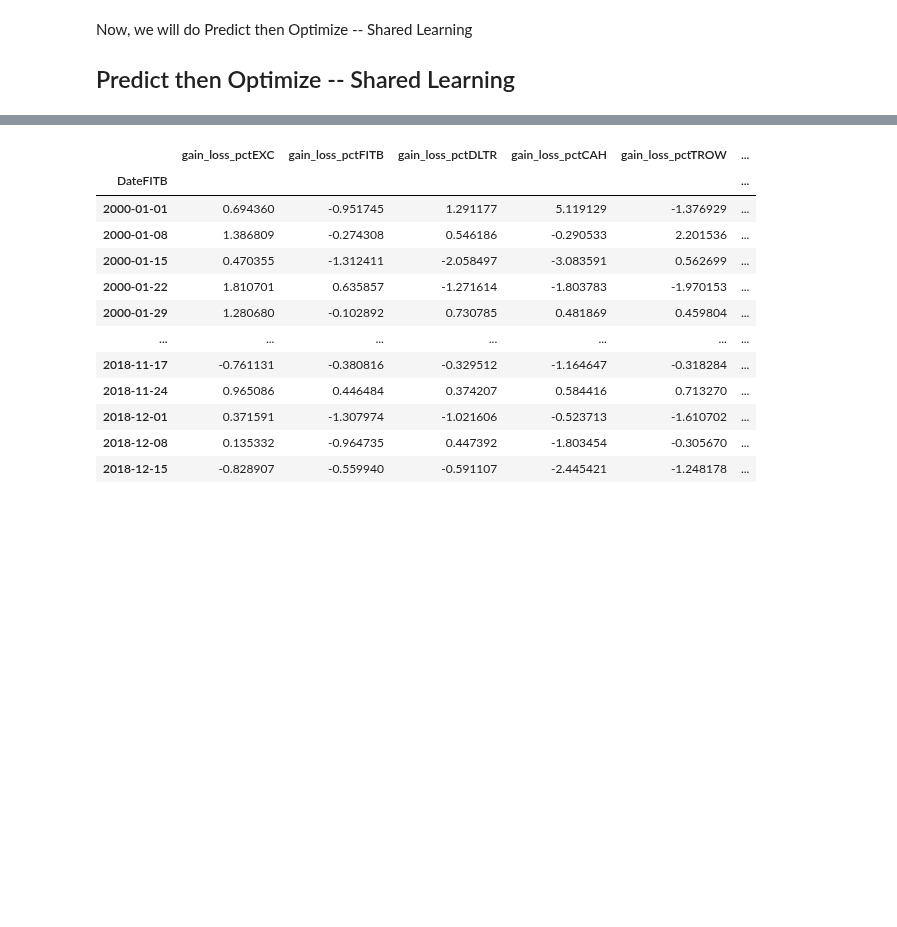
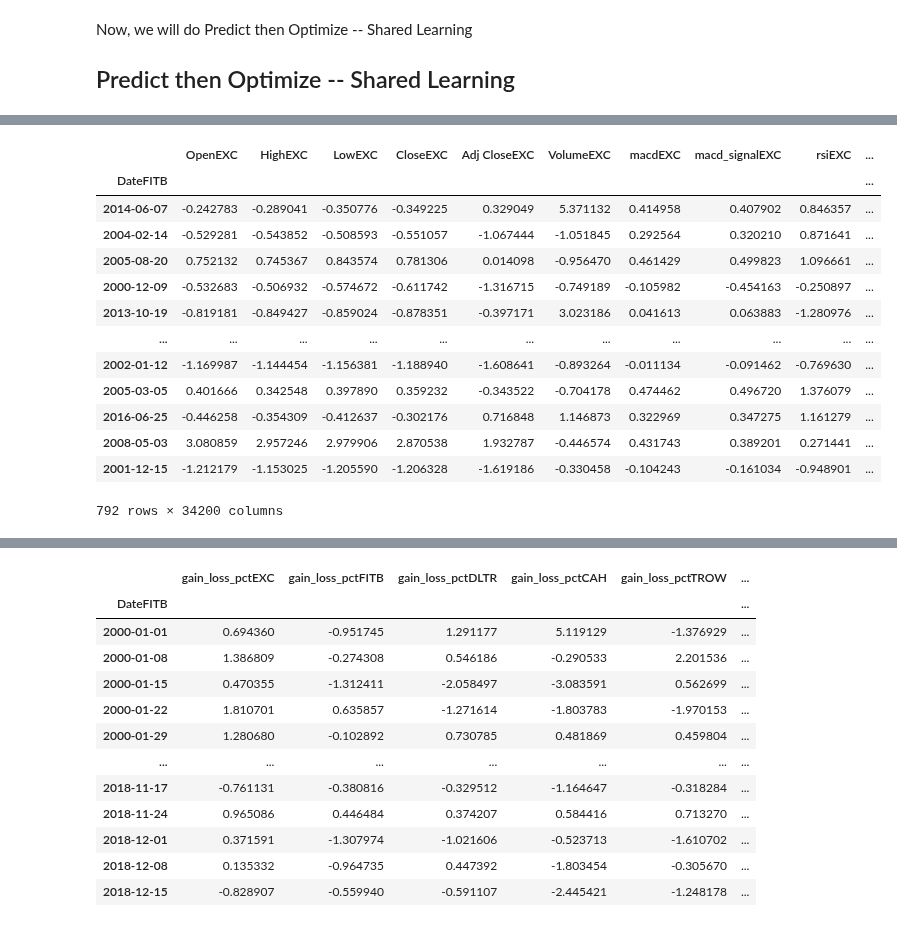
Before and after one commit to luitelshreejal/investment_allocation, a Jupyter notebook: main.ipynb, the cells around one changed output, grey strips where cells are left out. Saved outputs shown, nothing was run; the diff lists cells and outputs as text; code cells hidden in the pictures; blank space fills up the shorter version.

Commit message:
added train test to the Predict then optimize model!

```diff
--- a/main.ipynb
+++ b/main.ipynb
@@ -548,12 +473,12 @@ import tensorflow as tf
 from scipy.optimize import minimize
 # %%
 # Prepare features and targets for model training
-def prepare_features_targets(data):
+def prepare_features_targets(data_2):
 #     indicators = calculate_technical_indicators(data)
 #     returns = np.log(data / data.shift(1)).add_suffix('_returns')
 #     full_data = pd.concat([indicators, returns], axis=1).dropna()
-    features = data[[col for col in data.columns if 'gain' not in col]]
-    targets = data[[col for col in data.columns if 'gain' in col]]
+    features = data_2[[col for col in data_2.columns if 'gain' not in col]]
+    targets = data_2[[col for col in data_2.columns if 'gain' in col]]
     return features, targets
 
 # Build and compile a neural network
@@ -578,10 +503,15 @@ def optimize_portfolio(weights, model, features, historical_returns, risk_aversi
 
 # Main script
 
+
 features, targets = prepare_features_targets(data)
 
-model = build_model(features.shape[1], targets.shape[1])
-model.fit(features, targets, epochs=20, batch_size=32)
+ta
+
+train_features, test_features, train_targets, test_targets = train_test_split(features, targets, test_size=0.2, random_state=42)
+
+model = build_model(train_features.shape[1], train_targets.shape[1])
+model.fit(train_features, train_targets, epochs=3, batch_size=5)
 
 constraints = {'type': 'eq', 'fun': lambda weights: np.sum(weights) - 1}
 initial_weights = np.ones(len(symbols)) / len(symbols)  # Adjust this based on the actual number of features or stocks.
@@ -589,7 +519,27 @@ bounds = tuple((0, 1) for _ in symbols)
 
 
 
-optimized_result = minimize(optimize_portfolio, initial_weights, args=(model, features, targets, 0.999999999999999999999999), bounds=bounds, constraints=constraints)
-optimized_weights = optimized_result.x
+
+# optimized_result = minimize(optimize_portfolio, initial_weights, args=(model, train_features, train_targets, 0.999999999999999999999999), bounds=bounds, constraints=constraints)
+# optimized_weights = optimized_result.x
+
+
+# Optimizing the portfolio on training data
+train_optimized_result = minimize(optimize_portfolio, initial_weights, args=(model, train_features, train_targets, 0.8), bounds=bounds, constraints=constraints)
+optimized_weights_train = train_optimized_result.x
+
+# Optimizing the portfolio on testing data
+test_optimized_result = minimize(optimize_portfolio, initial_weights, args=(model, test_features, test_targets, 0.8), bounds=bounds, constraints=constraints)
+optimized_weights_test = test_optimized_result.x
+
+# Calculating ROI
+train_predicted_returns = model.predict(train_features)
+train_roi = np.dot(optimized_weights_train, train_predicted_returns.mean(axis=0)) * 10000  # Assuming $10,000 initial investment
+
+test_predicted_returns = model.predict(test_features)
+test_roi = np.dot(optimized_weights_test, test_predicted_returns.mean(axis=0)) * 10000  # Assuming $10,000 initial investment
+
+
+
 print("Optimized Portfolio Weights:", optimized_weights)
 # %% [output]
@@ -632,0 +646,17 @@ optimized_weights
+# %%
+train_features
+# %% [output]
+|  | OpenEXC | HighEXC | LowEXC | CloseEXC | Adj CloseEXC | VolumeEXC | macdEXC | macd_signalEXC | rsiEXC | ... |
+| DateFITB |  |  |  |  |  |  |  |  |  | ... |
+| 2014-06-07 | -0.242783 | -0.289041 | -0.350776 | -0.349225 | 0.329049 | 5.371132 | 0.414958 | 0.407902 | 0.846357 | ... |
+| 2004-02-14 | -0.529281 | -0.543852 | -0.508593 | -0.551057 | -1.067444 | -1.051845 | 0.292564 | 0.320210 | 0.871641 | ... |
+| 2005-08-20 | 0.752132 | 0.745367 | 0.843574 | 0.781306 | 0.014098 | -0.956470 | 0.461429 | 0.499823 | 1.096661 | ... |
+| 2000-12-09 | -0.532683 | -0.506932 | -0.574672 | -0.611742 | -1.316715 | -0.749189 | -0.105982 | -0.454163 | -0.250897 | ... |
+| 2013-10-19 | -0.819181 | -0.849427 | -0.859024 | -0.878351 | -0.397171 | 3.023186 | 0.041613 | 0.063883 | -1.280976 | ... |
+| ... | ... | ... | ... | ... | ... | ... | ... | ... | ... | ... |
+| 2002-01-12 | -1.169987 | -1.144454 | -1.156381 | -1.188940 | -1.608641 | -0.893264 | -0.011134 | -0.091462 | -0.769630 | ... |
+| 2005-03-05 | 0.401666 | 0.342548 | 0.397890 | 0.359232 | -0.343522 | -0.704178 | 0.474462 | 0.496720 | 1.376079 | ... |
+| 2016-06-25 | -0.446258 | -0.354309 | -0.412637 | -0.302176 | 0.716848 | 1.146873 | 0.322969 | 0.347275 | 1.161279 | ... |
+| 2008-05-03 | 3.080859 | 2.957246 | 2.979906 | 2.870538 | 1.932787 | -0.446574 | 0.431743 | 0.389201 | 0.271441 | ... |
+| 2001-12-15 | -1.212179 | -1.153025 | -1.205590 | -1.206328 | -1.619186 | -0.330458 | -0.104243 | -0.161034 | -0.948901 | ... |
+792 rows × 34200 columns
```
Also changed, not shown: parts of 27 cells of this notebook.
